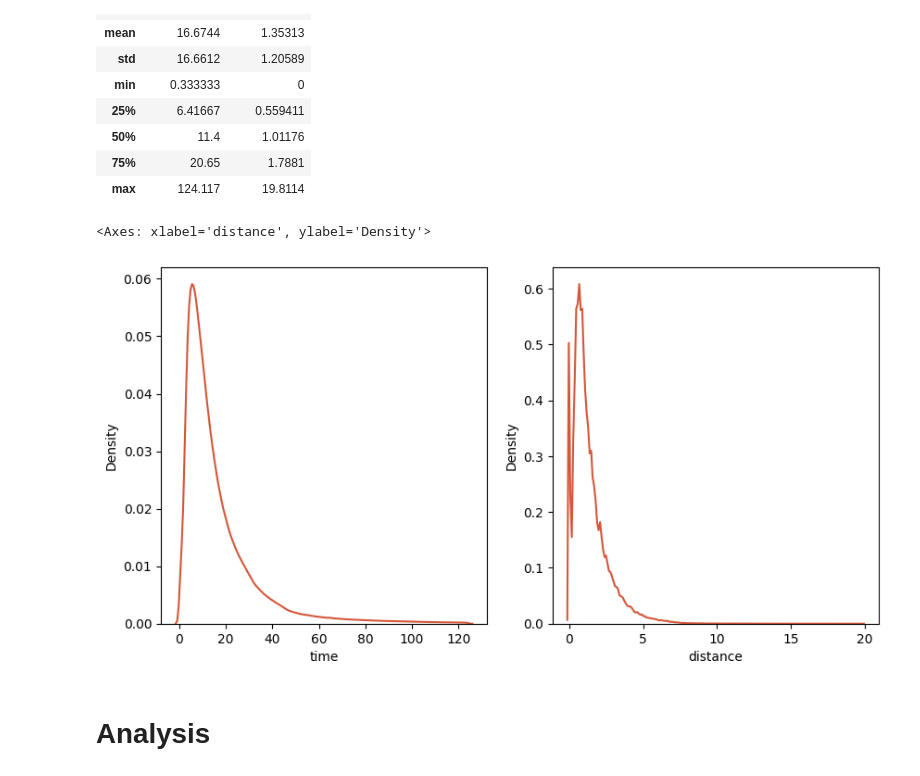
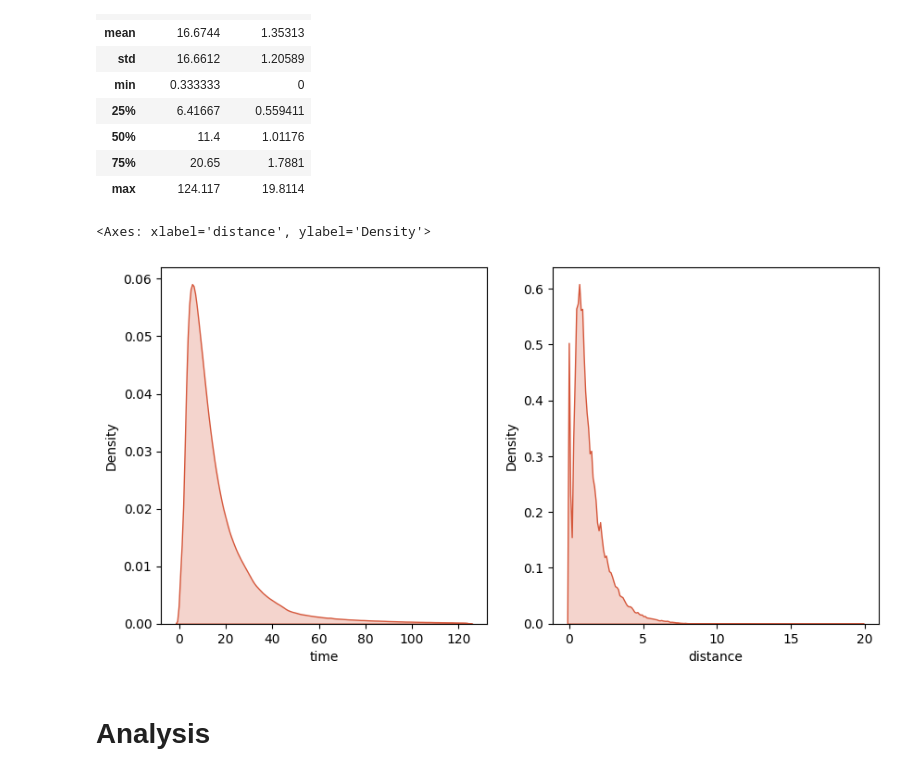
Before and after one commit to pollyren/divvy, a Jupyter notebook: eda/analysis.ipynb, the cells around one changed output. Drawn from its saved outputs; the diff is of its cells as text; code cells hidden in the pictures.

```diff
--- a/eda/analysis.ipynb
+++ b/eda/analysis.ipynb
@@ -127,11 +127,11 @@ cleaned[['time', 'distance']].describe().apply(lambda s: s.apply(lambda x: forma
 cleaned2 = cleaned.replace({'docked_bike': 'classic_bike'}, regex=True)
 # %%
 fig, axes = plt.subplots(1, 2, figsize=(10, 5))
-sns.kdeplot(data=cleaned2, x='time', ax=axes[0])
-sns.kdeplot(data=cleaned2, x='distance', ax=axes[1])
+sns.kdeplot(data=cleaned2, x='time', fill=True, ax=axes[0])
+sns.kdeplot(data=cleaned2, x='distance', fill=True, ax=axes[1])
 # %% [output]
 <Axes: xlabel='distance', ylabel='Density'>
-[figure, old version]
+[figure, new version]
 # %% [markdown]
 # Analysis
 # %% [markdown]
```
Also changed, not shown: parts of 12 cells of this notebook.
